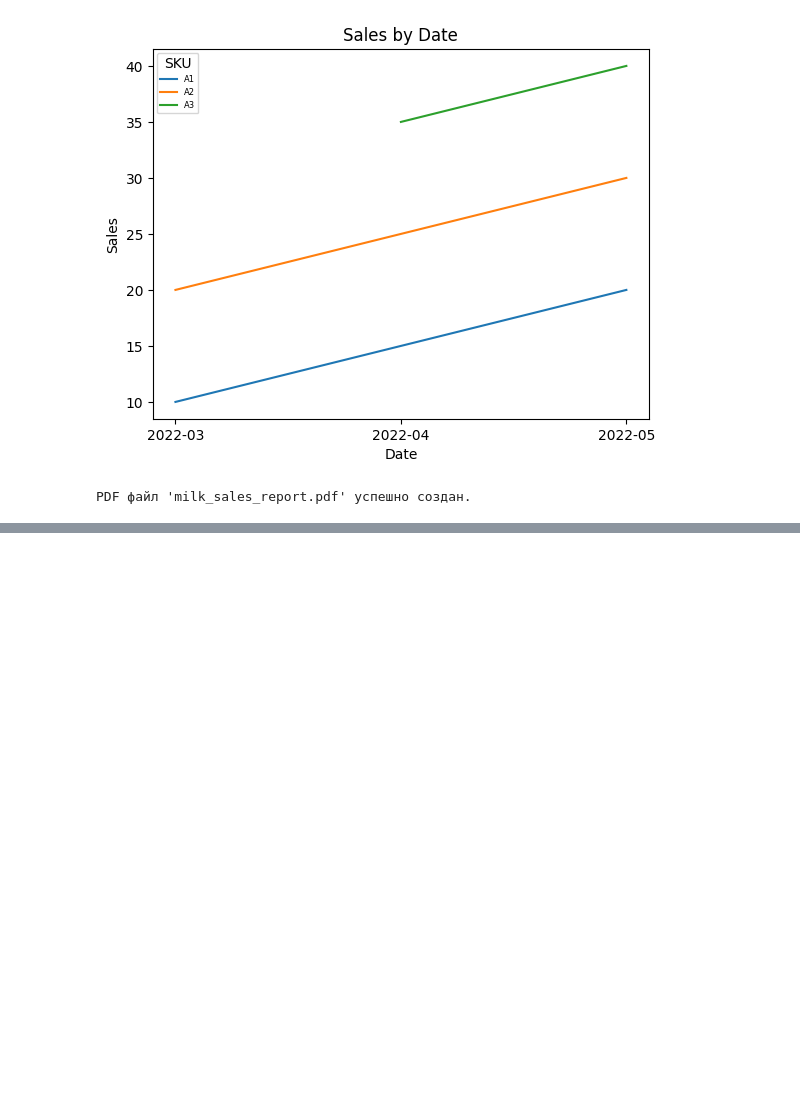
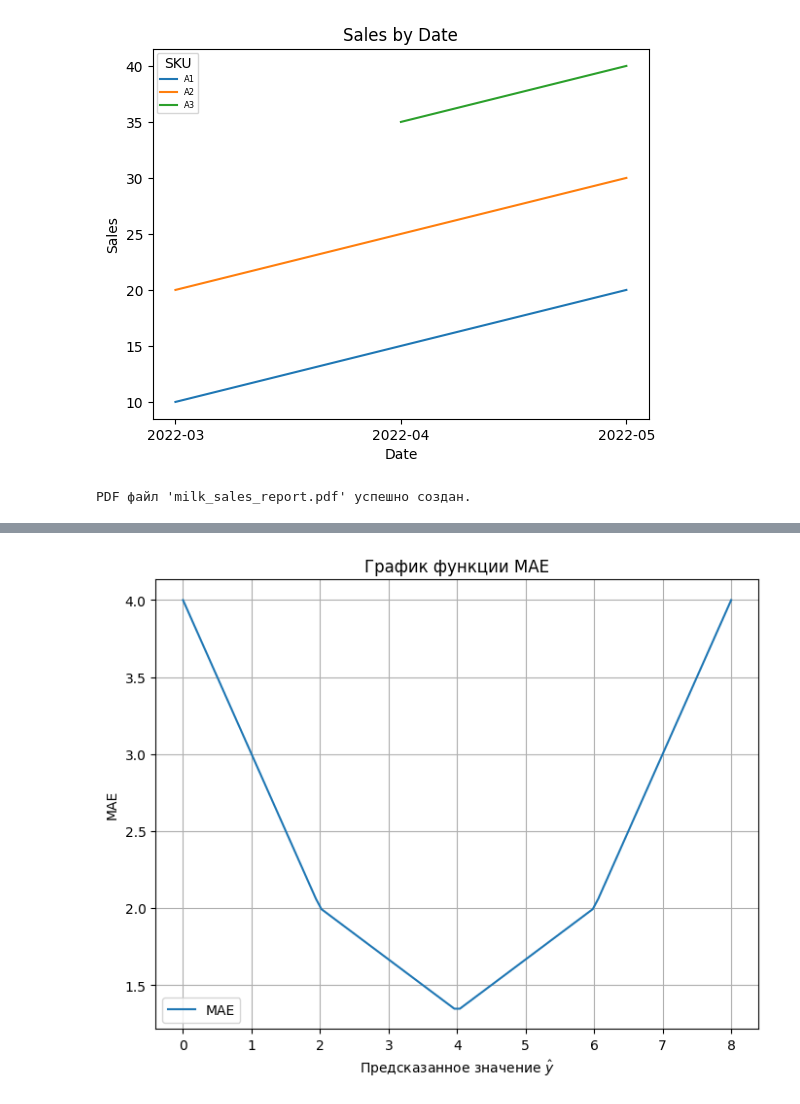
Before and after one commit to budennovsk/Pandas, a Jupyter notebook: reportlab.ipynb, the cells around one changed output, grey strips where cells are left out. Drawn from its saved outputs; the diff is of its cells as text; code cells hidden in the pictures; blank space fills up the shorter version.

```diff
--- a/reportlab.ipynb
+++ b/reportlab.ipynb
@@ -3315,0 +3362,28 @@ PDF файл 'milk_sales_report.pdf' успешно создан.
+# %%
+import numpy as np
+import matplotlib.pyplot as plt
+
+# Истинные значения
+y = np.array([2, 4, 6])
+
+# Диапазон предсказанных значений
+hat_y = np.linspace(0, 8, 100)
+
+# Функция для вычисления MAE
+def mae(y, hat_y):
+    return np.mean(np.abs(y - hat_y))
+
+# Вычисление MAE для каждого значения hat_y
+mae_values = [mae(y, h) for h in hat_y]
+
+# Построение графика
+plt.figure(figsize=(8, 6))
+plt.plot(hat_y, mae_values, label='MAE')
+plt.xlabel('Предсказанное значение $\hat{y}$')
+plt.ylabel('MAE')
+plt.title('График функции MAE')
+plt.legend()
+plt.grid(True)
+plt.show()
+# %% [output]
+[figure, added]
```
Also changed, not shown: parts of 7 cells of this notebook.
